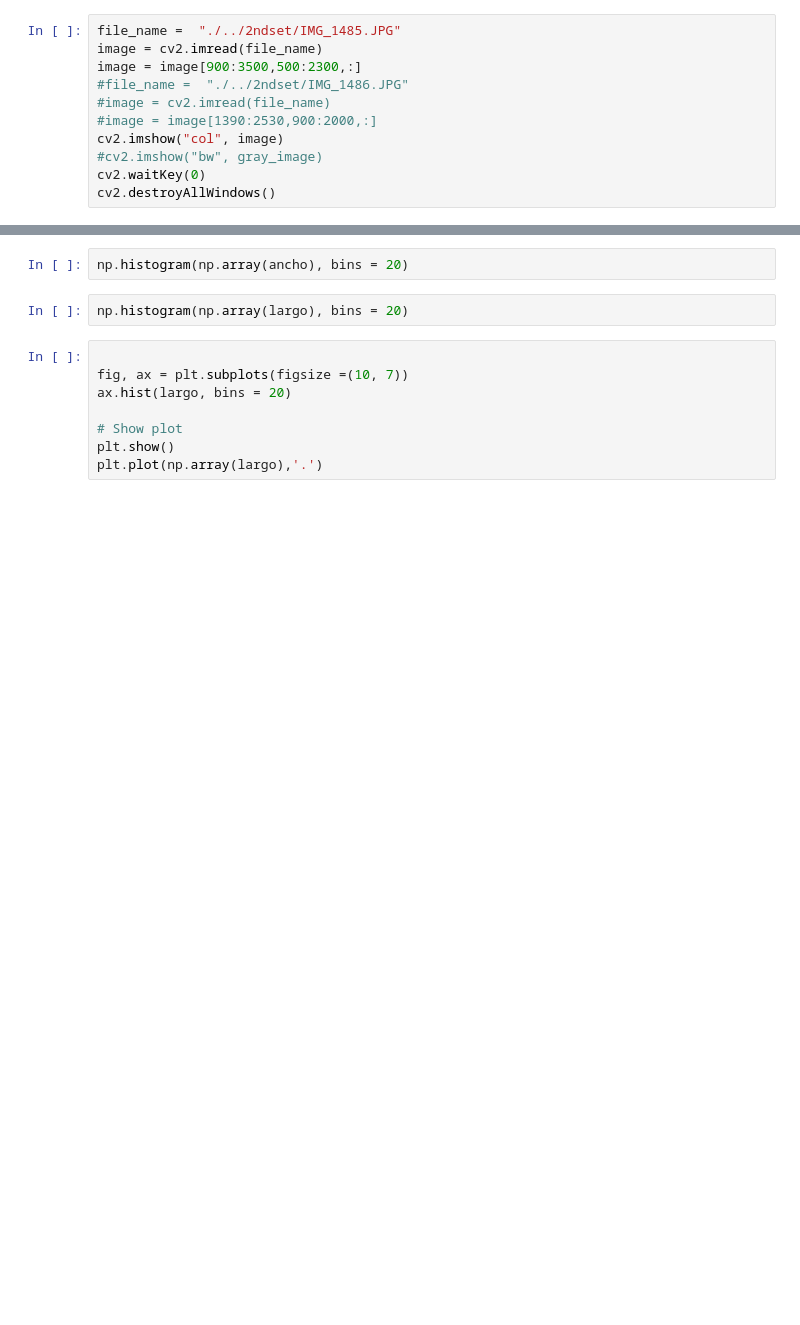
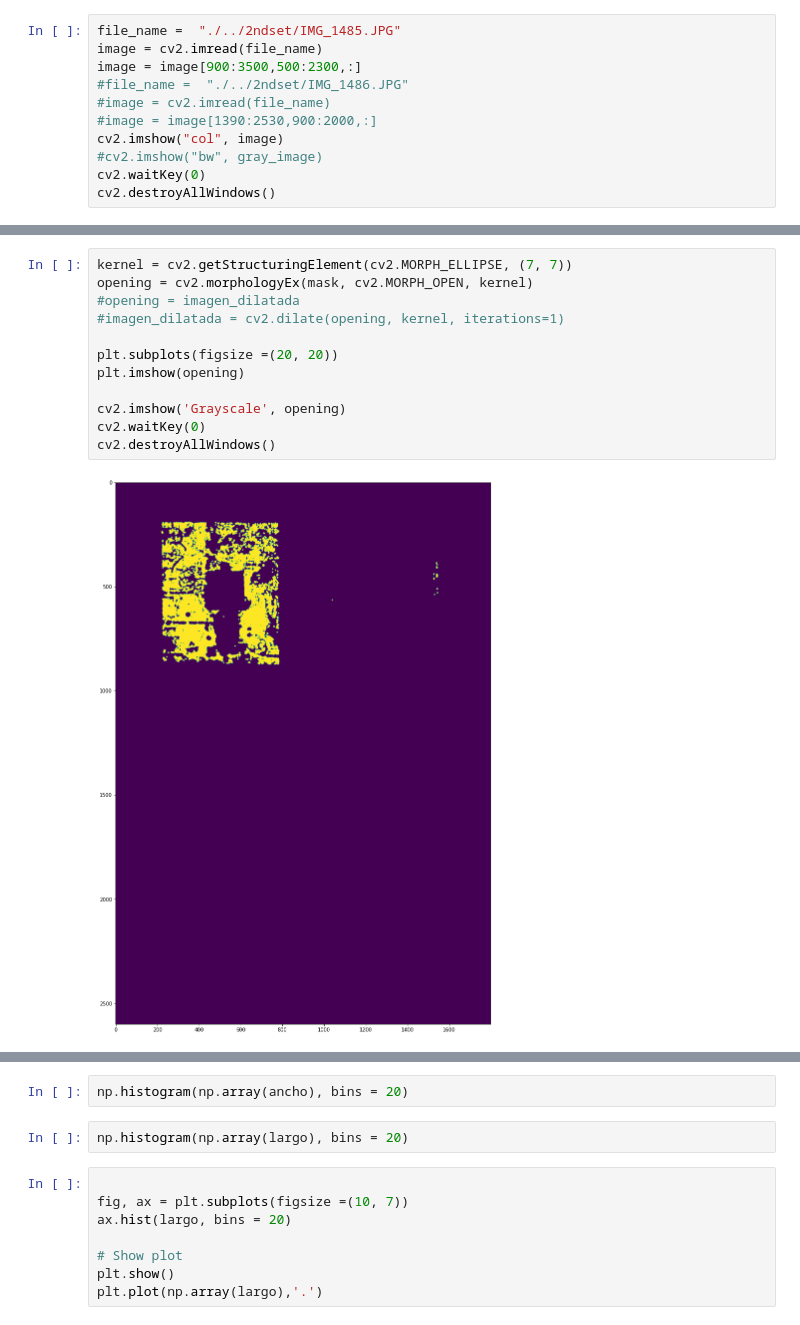
Before and after one commit to agustinabdala/camruler, a Jupyter notebook: alum_piece_measurement.ipynb, the cells around one changed output, grey strips where cells are left out. Saved outputs shown, nothing was run; the diff lists cells and outputs as text; blank space fills up the shorter version.

```diff
--- a/alum_piece_measurement.ipynb
+++ b/alum_piece_measurement.ipynb
@@ -169,3 +170,17 @@ qq[np.where(qq!=0)]
+# %%
+kernel = cv2.getStructuringElement(cv2.MORPH_ELLIPSE, (7, 7))
+opening = cv2.morphologyEx(mask, cv2.MORPH_OPEN, kernel)
+#opening = imagen_dilatada
+#imagen_dilatada = cv2.dilate(opening, kernel, iterations=1)
+
+plt.subplots(figsize =(20, 20))
+plt.imshow(opening)
+
+cv2.imshow('Grayscale', opening)
+cv2.waitKey(0)
+cv2.destroyAllWindows()
+# %% [output]
+[figure, added]
 # %%
 ancho = measure_width(opening)
 largo = measure_length(opening)
```
Also changed, not shown: parts of 21 cells of this notebook.
